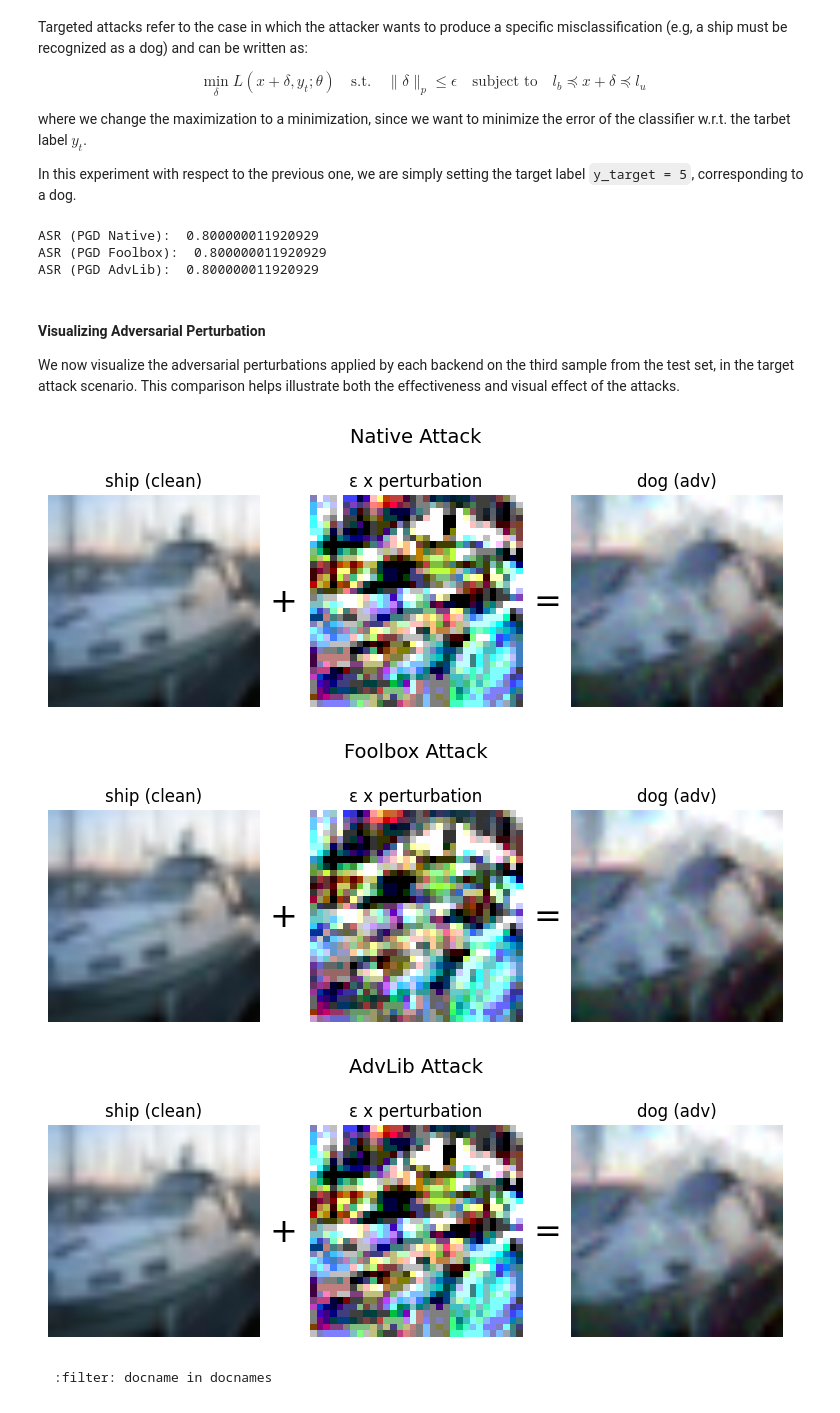
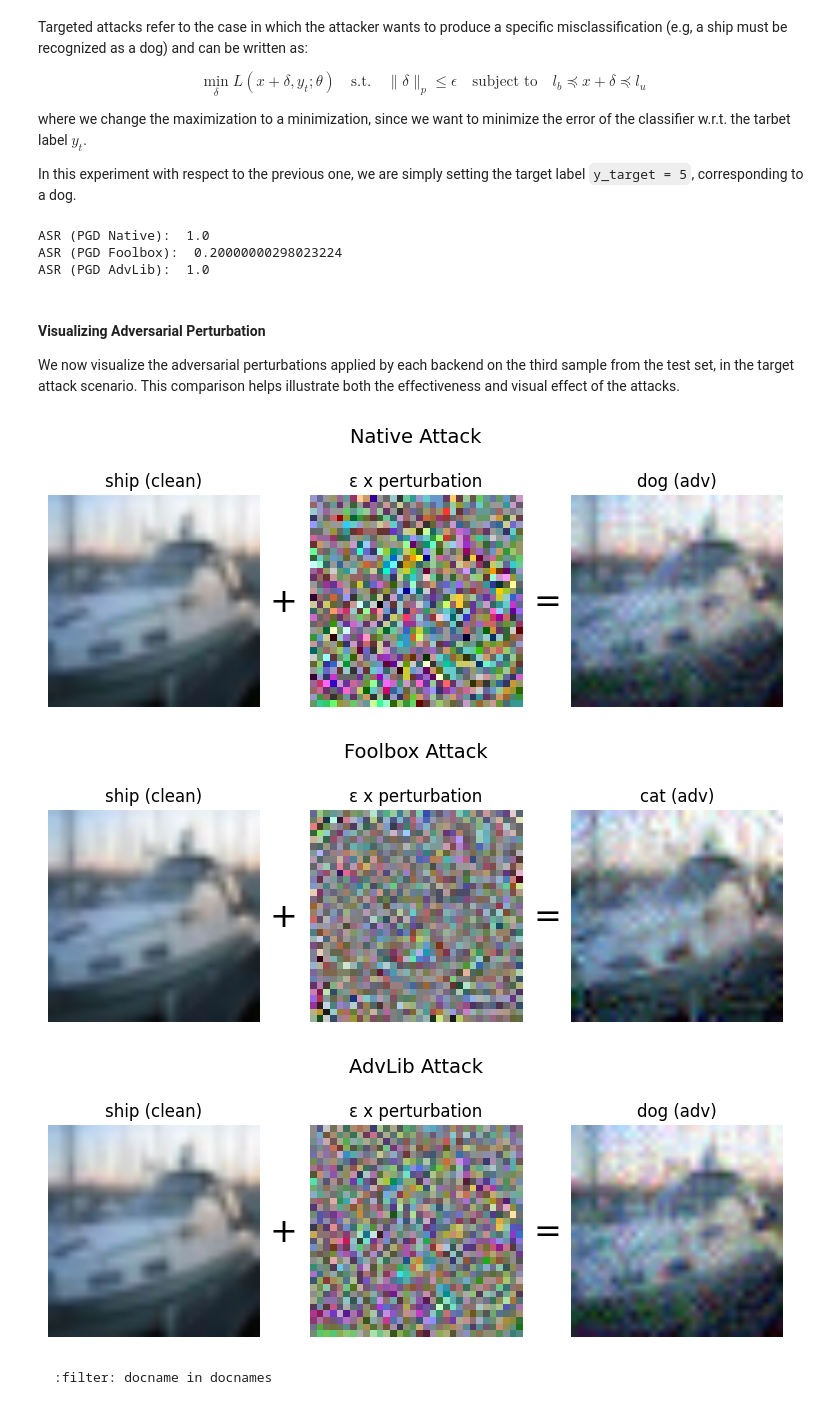
Before and after one commit to pralab/secml-torch, a Jupyter notebook: docs/tutorials/03-evasion-attacks-introduction.ipynb, the cells around one changed output. Drawn from its saved outputs; the diff is of its cells as text; code cells hidden in the pictures.

````diff
--- a/docs/tutorials/03-evasion-attacks-introduction.ipynb
+++ b/docs/tutorials/03-evasion-attacks-introduction.ipynb
@@ -30,19 +25,23 @@ from secmlt.models.pytorch.base_pytorch_nn import BasePytorchClassifier
 from torch.utils.data import DataLoader, Subset
 # %%
 %%capture
-#Loading a pretrained model form robust bench
-net = load_model(model_name="Rony2019Decoupling", dataset="cifar10", threat_model="L2")
+#Loading a pretrained model
+net = torch.hub.load("chenyaofo/pytorch-cifar-models", "cifar10_resnet20", pretrained=True)
 
 #setting the device
 device = "cuda" if torch.cuda.is_available() else "cpu"
 net.to(device)
+net.eval()
+
+transform = transforms.Compose([transforms.ToTensor()])
 
 #loading the CIFAR10 Dataset
+dataset_path = "data/datasets/"
 num_samples = 5
 test_dataset = torchvision.datasets.CIFAR10(
-    transform=torchvision.transforms.ToTensor(),
+    transform=transform,
     train=False,
-    root=".",
+    root=dataset_path,
     download=True,
 )
 test_dataset = Subset(test_dataset, list(range(num_samples)))
@@ -54,7 +53,7 @@ cifar10_labels = {
 }
 # %%
 # Wrap model
-model = BasePytorchClassifier(net)
+model = BasePytorchClassifier(net, preprocessing=transforms.Normalize((0.4914, 0.4822, 0.4465), (0.2023, 0.1994, 0.2010)))
 
 # Test accuracy on original data
 accuracy = Accuracy()(model, test_data_loader)
@@ -164,7 +163,7 @@ where we change the maximization to a minimization, since we want to minimize th
 In this experiment with respect to the previous one, we are simply setting the target label `y_target = 5`,  corresponding to a dog.
 # %%
 # Create and run attack
-epsilon = 0.1
+epsilon = 0.2
 num_steps = 10
 step_size = 0.02
 perturbation_model = LpPerturbationModels.LINF
@@ -217,9 +216,9 @@ al_adv_ds_t = advlib_attack(model, test_data_loader)
 al_robust_accuracy = AttackSuccessRate(y_target=y_target)(model, al_adv_ds_t)
 print("ASR (PGD AdvLib): ", al_robust_accuracy.item())
 # %% [output]
-ASR (PGD Native):  0.800000011920929
-ASR (PGD Foolbox):  0.800000011920929
-ASR (PGD AdvLib):  0.800000011920929
+ASR (PGD Native):  1.0
+ASR (PGD Foolbox):  0.20000000298023224
+ASR (PGD AdvLib):  1.0
 # %% [markdown]
 #### Visualizing Adversarial Perturbation
 
@@ -230,20 +229,18 @@ import numpy as np
 import matplotlib.pyplot as plt
 from torchvision.transforms import ToPILImage, Resize
 
-perturbed_datasets = {"Native":native_adv_ds_t,
-                      "Foolbox":f_adv_ds_t,
-                      "AdvLib":al_adv_ds_t}
+perturbed_datasets = {"Native":native_adv_ds_t, "Foolbox":f_adv_ds_t, "AdvLib":al_adv_ds_t}
 results = {}
 
 # Selects the third sample from the original dataset and each adversarial dataset
 # Stores the original/adversarial tensors and their predicted class labels
 for name, adv_ds in perturbed_datasets.items():
   xs_orig, ys_true = next(iter(test_data_loader))
-  x_orig, y_true = xs_orig[2], ys_true[2]
+  x_orig, y_true = xs_orig[2].unsqueeze(0), ys_true[2]
   orig_label = cifar10_labels[model.predict(x_orig).item()]
 
   xs_adv, ys_true = next(iter(adv_ds))
-  x_adv, y_true = xs_adv[2], ys_true[2]
+  x_adv, y_true = xs_adv[2].unsqueeze(0)    , ys_true[2]
   adv_label = cifar10_labels[model.predict(x_adv).item()]
 
   results[name] = {
@@ -292,36 +289,36 @@ def plot_adversarial_example(start_tensor, adv_tensor,
     fig.text(0.335, 0.4, "+", fontsize=24, ha='center', va='center')
     fig.text(0.665, 0.4, "=", fontsize=24, ha='center', va='center')
     if attack_name:
         fig.suptitle(attack_name, fontsize=14)
 
     axes[0].imshow(orig_img)
     axes[0].set_title(orig_label or "Original")
     axes[0].axis('off')
 
     axes[1].imshow(perturb)
     axes[1].set_title("ε x perturbation")
     axes[1].axis('off')
 
     axes[2].imshow(adv_img)
     axes[2].set_title(adv_label or "Adversarial")
     axes[2].axis('off')
 
     plt.tight_layout(rect=[0, 0, 1, 0.92])
     plt.show()
 
 #Plot all at the end
 for name, data in results.items():
     plot_adversarial_example(
         start_tensor=data["orig_tensor"],
         adv_tensor=data["adv_tensor"],
         orig_label=f"{data['orig_label']} (clean)",
         adv_label=f"{data['adv_label']} (adv)",
         attack_name=f"{name} Attack"
     )
 # %% [output]
-[figure, old version]
+[figure, new version]
-[figure, old version]
+[figure, new version]
-[figure, old version]
+[figure, new version]
 # %% [markdown]
 ```{bibliography}
 :filter: docname in docnames
````
Also changed, not shown: parts of 3 cells of this notebook, 4 other files.
